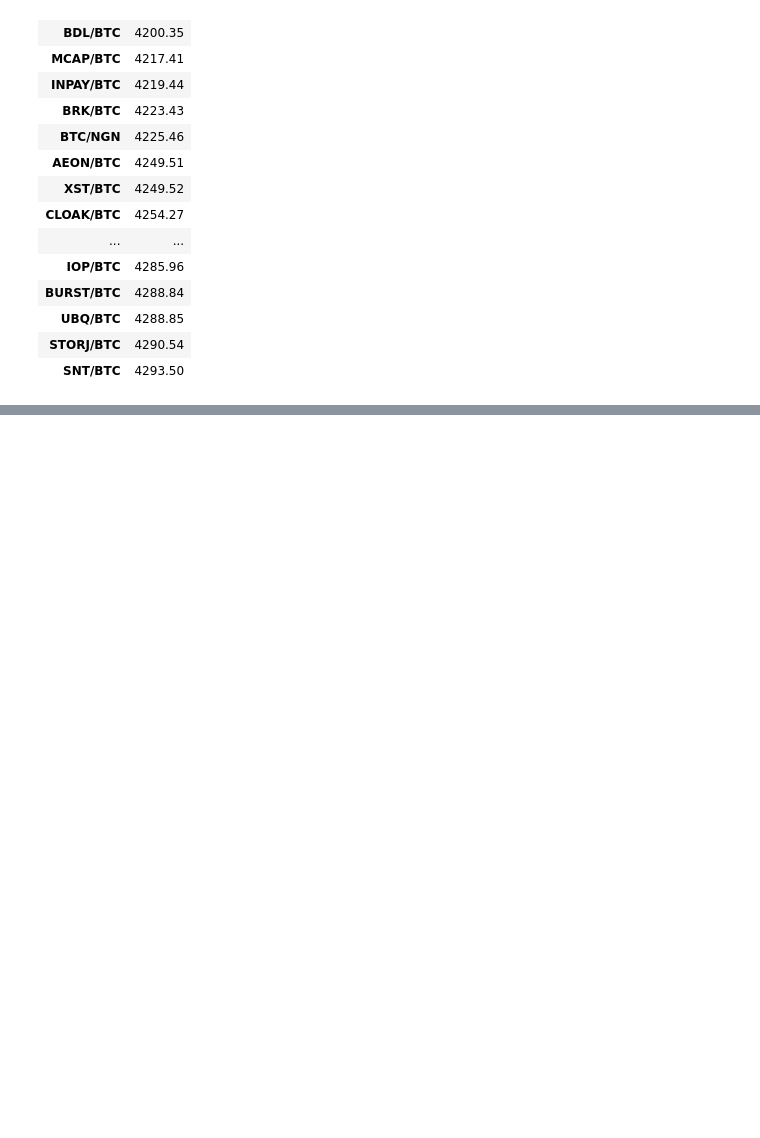
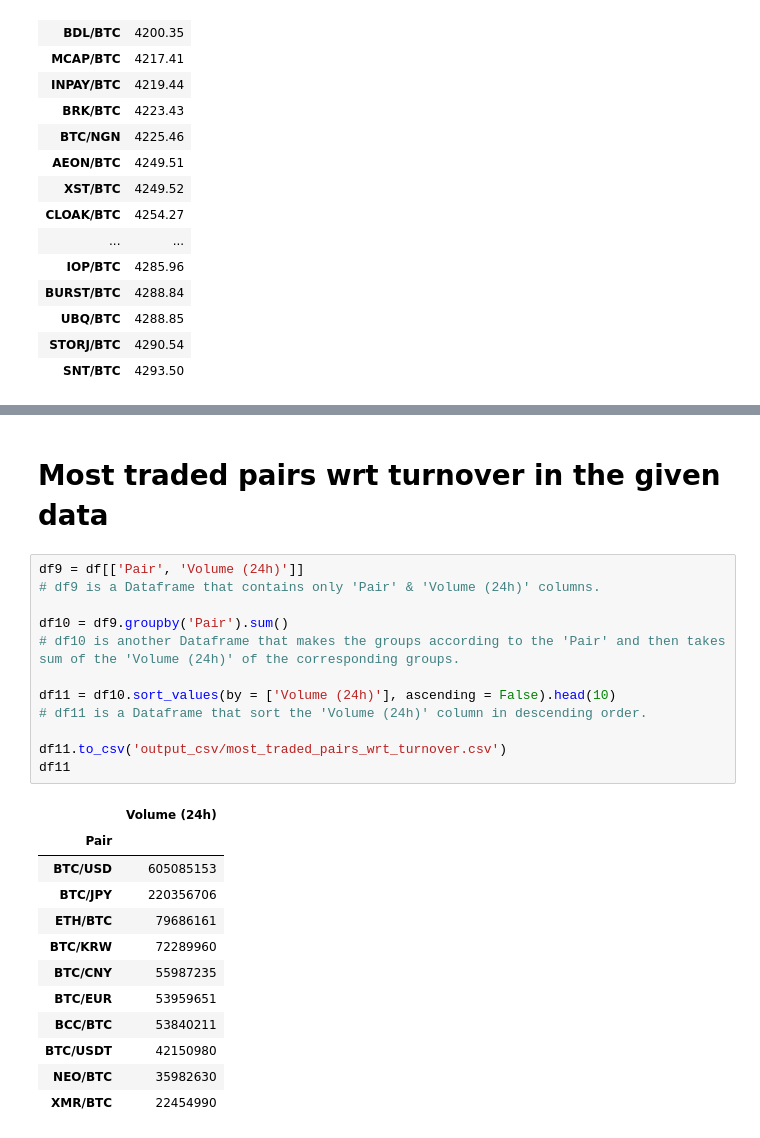
Before and after one commit to satyaki-mitra/Evalution_Exercise, a Jupyter notebook: exercise_2/bitcoin-cross.ipynb, the cells around one changed output, grey strips where cells are left out. Cells and saved outputs as stored; diff of their text form; blank space fills up the shorter version.

```diff
--- a/exercise_2/bitcoin-cross.ipynb
+++ b/exercise_2/bitcoin-cross.ipynb
@@ -116,0 +124,27 @@ df8.head(10)
+# %% [markdown]
+# Most traded pairs wrt turnover in the given data
+# %%
+df9 = df[['Pair', 'Volume (24h)']]
+# df9 is a Dataframe that contains only 'Pair' & 'Volume (24h)' columns.
+
+df10 = df9.groupby('Pair').sum()
+# df10 is another Dataframe that makes the groups according to the 'Pair' and then takes sum of the 'Volume (24h)' of the corresponding groups.
+
+df11 = df10.sort_values(by = ['Volume (24h)'], ascending = False).head(10)
+# df11 is a Dataframe that sort the 'Volume (24h)' column in descending order.
+
+df11.to_csv('output_csv/most_traded_pairs_wrt_turnover.csv')
+df11
+# %% [output]
+|  | Volume (24h) |
+| Pair |  |
+| BTC/USD | 605085153 |
+| BTC/JPY | 220356706 |
+| ETH/BTC | 79686161 |
+| BTC/KRW | 72289960 |
+| BTC/CNY | 55987235 |
+| BTC/EUR | 53959651 |
+| BCC/BTC | 53840211 |
+| BTC/USDT | 42150980 |
+| NEO/BTC | 35982630 |
+| XMR/BTC | 22454990 |
```
Also changed, not shown: parts of 3 cells of this notebook, 3 other files.
